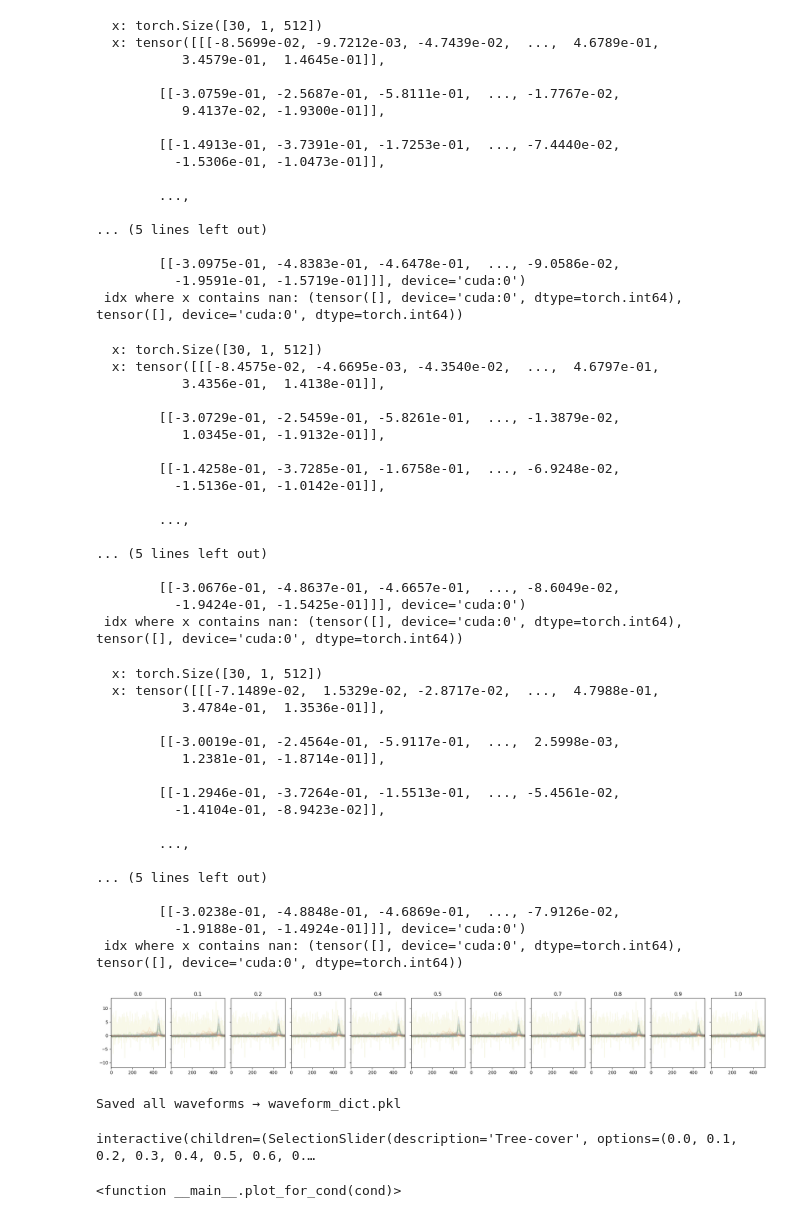
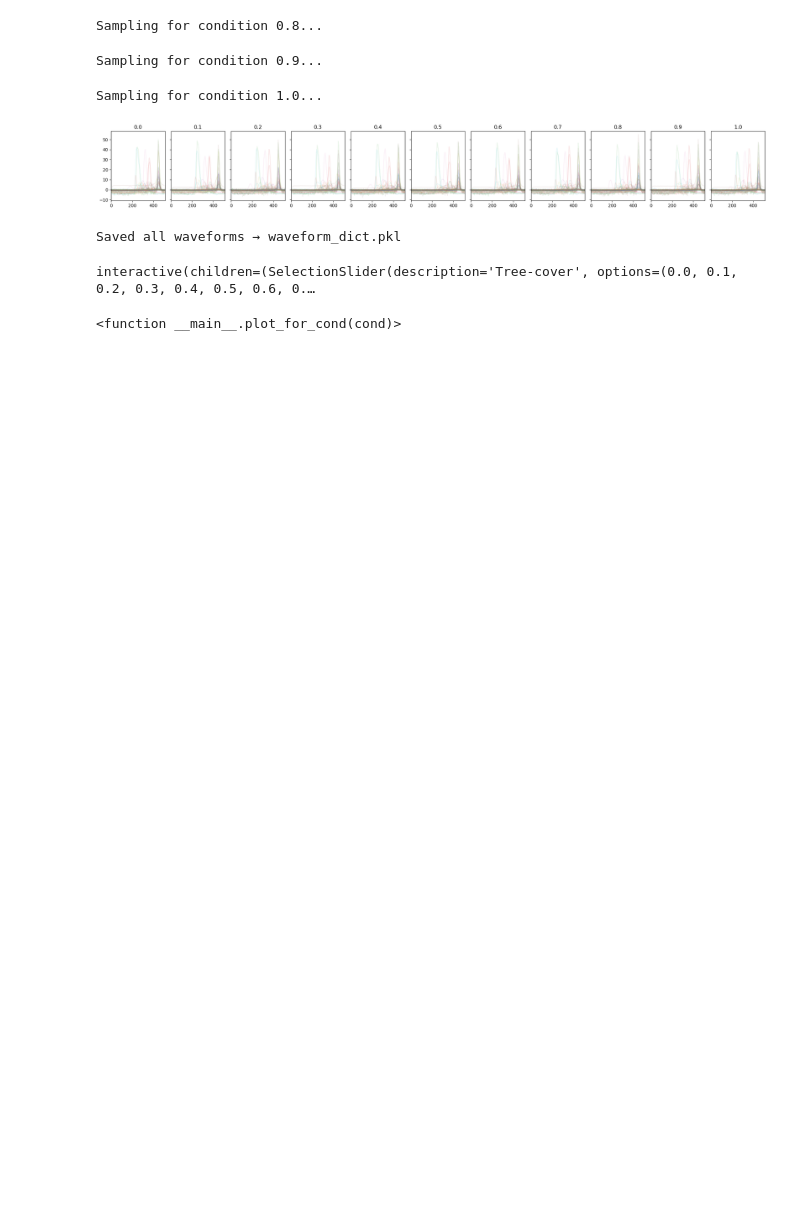
Before and after one commit to AceSix/gedi-conditional-ddim, a Jupyter notebook: cond_gen_visualization.ipynb, the cells around one changed output. Saved outputs shown, nothing was run; the diff lists cells and outputs as text; code cells hidden in the pictures; blank space fills up the shorter version.

```diff
--- a/cond_gen_visualization.ipynb
+++ b/cond_gen_visualization.ipynb
@@ -7,7 +7,7 @@ from utils.engine import DDIMSampler
 from model.UNet    import UNet
 
 # 1) Point this to your trained checkpoint
-checkpoint_path = "checkpoint/gedi_treecover_v2_e22.pth"
+checkpoint_path = "checkpoint/gedi_treecover_v4.pth"
 
 # 2) Device
 device = torch.device("cuda" if torch.cuda.is_available() else "cpu")
@@ -20,12 +20,13 @@ model = UNet(**cp["config"]["Model"]).to(device)
 model.load_state_dict(cp["model"])
 model.eval()
 
+
 # 5) Create sampler
-sampler = DDIMSampler(model, guidance_scale = 2, **cp["config"]["Trainer"]).to(device)
+sampler = DDIMSampler(model, guidance_scale = 3, **cp["config"]["Trainer"]).to(device)
 
 # 6) Sampling hyper-params
-steps  = 300
-eta    = 0.0
+steps  = 400
+eta    = 0.1
 method = "linear" # linear, quadratic
 # %%
 from torch.amp import autocast
@@ -34,7 +35,7 @@ from torch.amp import autocast
 cond_values    = np.round(np.linspace(0.0, 1.0, 11), 2)
 
 # 2) Batch size & storage dict
-batch_size     = 30
+batch_size     = 70
 waveform_dict  = {}
 
 # 3) Prepare plotting grid
@@ -50,9 +51,9 @@ z_t    = torch.randn((batch_size, cp["config"]["Model"]["in_channels"], 512),
 
 # 4) Loop through each condition with mixed precision
 for i, cond in enumerate(cond_values):
+    print(f"Sampling for condition {cond:.1f}...")
     cond_tensor = torch.full((batch_size, 1), cond,
                              dtype=torch.float, device=device)
-
 
     # run sampler under autocast for mixed precision
     with autocast('cuda', dtype=torch.bfloat16):
@@ -62,9 +63,7 @@ for i, cond in enumerate(cond_values):
             steps=steps, eta=eta,
             method=method
         )
-        print(f"  x: {x.shape}")
-        print(f"  x: {x}")
-        print(f" idx where x contains nan: {torch.isnan(x).any(dim=1).nonzero(as_tuple=True)}")
+
     # x: [B, 1, 512] → to numpy & squeeze channel
     waveforms = x.cpu().numpy().squeeze(1)  # (batch_size, 512)
     waveform_dict[cond] = waveforms
@@ -214,55 +89,7 @@ plt.show()
-  x: torch.Size([30, 1, 512])
-  x: tensor([[[-8.5699e-02, -9.7212e-03, -4.7439e-02,  ...,  4.6789e-01,
-           3.4579e-01,  1.4645e-01]],
-
-        [[-3.0759e-01, -2.5687e-01, -5.8111e-01,  ..., -1.7767e-02,
-           9.4137e-02, -1.9300e-01]],
-
-        [[-1.4913e-01, -3.7391e-01, -1.7253e-01,  ..., -7.4440e-02,
-          -1.5306e-01, -1.0473e-01]],
-
-        ...,
-
-... (5 lines left out)
-
-        [[-3.0975e-01, -4.8383e-01, -4.6478e-01,  ..., -9.0586e-02,
-          -1.9591e-01, -1.5719e-01]]], device='cuda:0')
- idx where x contains nan: (tensor([], device='cuda:0', dtype=torch.int64), tensor([], device='cuda:0', dtype=torch.int64))
+Sampling for condition 0.8...
-  x: torch.Size([30, 1, 512])
-  x: tensor([[[-8.4575e-02, -4.6695e-03, -4.3540e-02,  ...,  4.6797e-01,
-           3.4356e-01,  1.4138e-01]],
-
-        [[-3.0729e-01, -2.5459e-01, -5.8261e-01,  ..., -1.3879e-02,
-           1.0345e-01, -1.9132e-01]],
-
-        [[-1.4258e-01, -3.7285e-01, -1.6758e-01,  ..., -6.9248e-02,
-          -1.5136e-01, -1.0142e-01]],
-
-        ...,
-
-... (5 lines left out)
-
-        [[-3.0676e-01, -4.8637e-01, -4.6657e-01,  ..., -8.6049e-02,
-          -1.9424e-01, -1.5425e-01]]], device='cuda:0')
- idx where x contains nan: (tensor([], device='cuda:0', dtype=torch.int64), tensor([], device='cuda:0', dtype=torch.int64))
+Sampling for condition 0.9...
-  x: torch.Size([30, 1, 512])
-  x: tensor([[[-7.1489e-02,  1.5329e-02, -2.8717e-02,  ...,  4.7988e-01,
-           3.4784e-01,  1.3536e-01]],
-
-        [[-3.0019e-01, -2.4564e-01, -5.9117e-01,  ...,  2.5998e-03,
-           1.2381e-01, -1.8714e-01]],
-
-        [[-1.2946e-01, -3.7264e-01, -1.5513e-01,  ..., -5.4561e-02,
-          -1.4104e-01, -8.9423e-02]],
-
-        ...,
-
-... (5 lines left out)
-
-        [[-3.0238e-01, -4.8848e-01, -4.6869e-01,  ..., -7.9126e-02,
-          -1.9188e-01, -1.4924e-01]]], device='cuda:0')
- idx where x contains nan: (tensor([], device='cuda:0', dtype=torch.int64), tensor([], device='cuda:0', dtype=torch.int64))
+Sampling for condition 1.0...
-[figure, old version]
+[figure, new version]
 # %%
 import pickle
 
```
Also changed, not shown: parts of 1 cell of this notebook, 6 other files.
